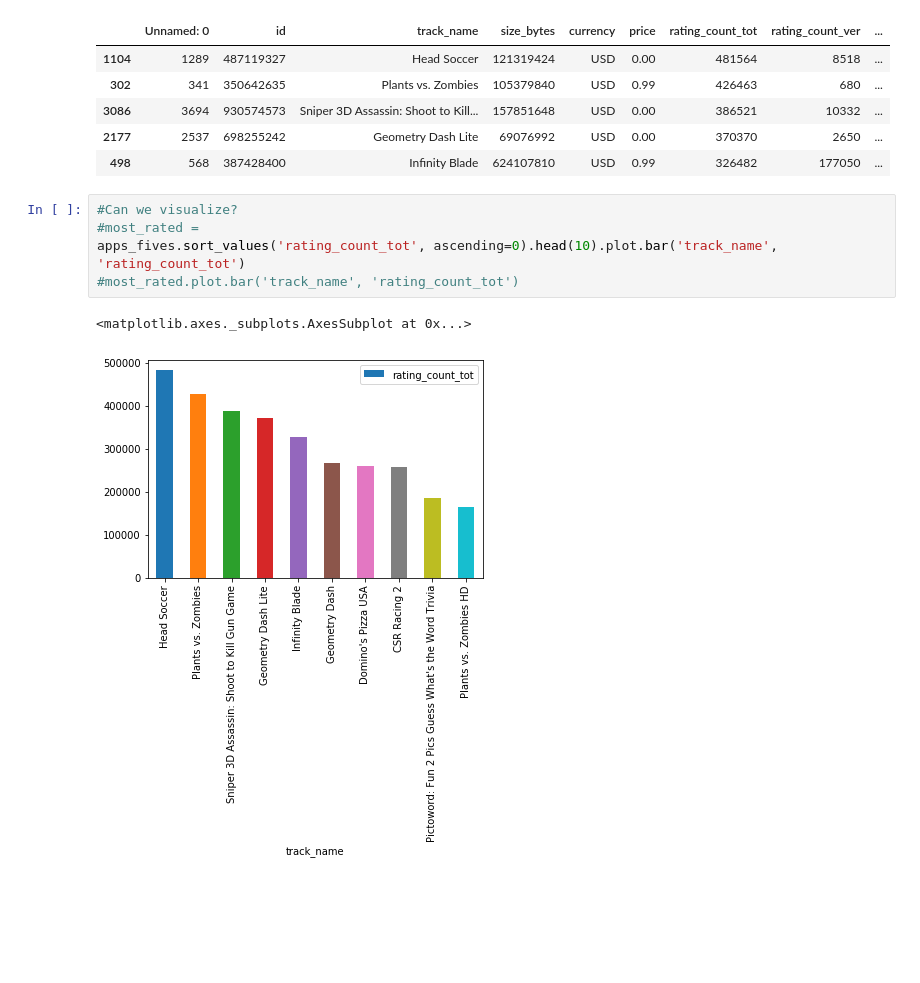
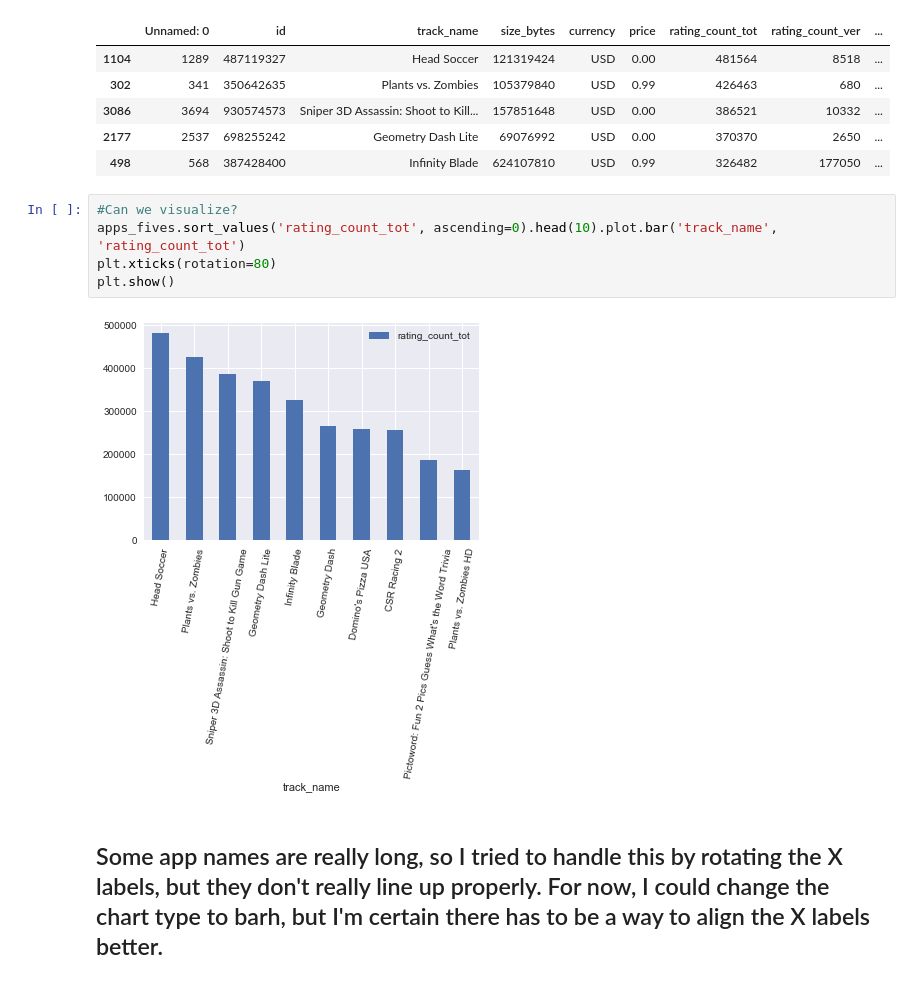
Before and after one commit to abendm/Pandas-Stuff, a Jupyter notebook: HW 1 - EDA/HW1_EDA.ipynb, the cells around one changed output. Drawn from its saved outputs; the diff is of its cells as text; blank space fills up the shorter version.

```diff
--- a/HW 1 - EDA/HW1_EDA.ipynb
+++ b/HW 1 - EDA/HW1_EDA.ipynb
@@ -133,12 +132,13 @@ apps_fives.sort_values('rating_count_tot', ascending=0).head()
 | 498 | 568 | 387428400 | Infinity Blade | 624107810 | USD | 0.99 | 326482 | 177050 | ... |
 # %%
 #Can we visualize?
-#most_rated =
 apps_fives.sort_values('rating_count_tot', ascending=0).head(10).plot.bar('track_name', 'rating_count_tot')
-#most_rated.plot.bar('track_name', 'rating_count_tot')
+plt.xticks(rotation=80)
+plt.show()
 # %% [output]
-<matplotlib.axes._subplots.AxesSubplot at 0x...>
-[figure, old version]
+[figure, new version]
+# %% [markdown]
+## Some app names are really long, so I tried to handle this by rotating the X labels, but they don't really line up properly.  For now, I could change the chart type to barh, but I'm certain there has to be a way to align the X labels better.
 # %%
 app.user_rating.hist()
 # %% [output]
```
Also changed, not shown: parts of 28 cells of this notebook, 4 other files.
